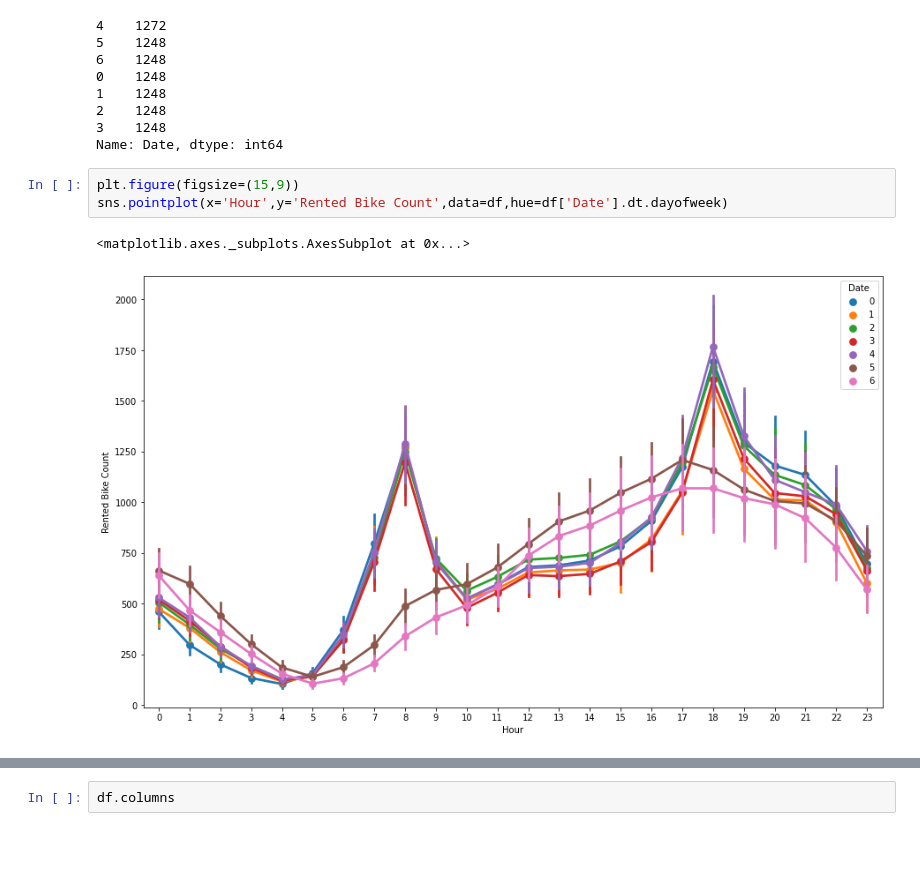
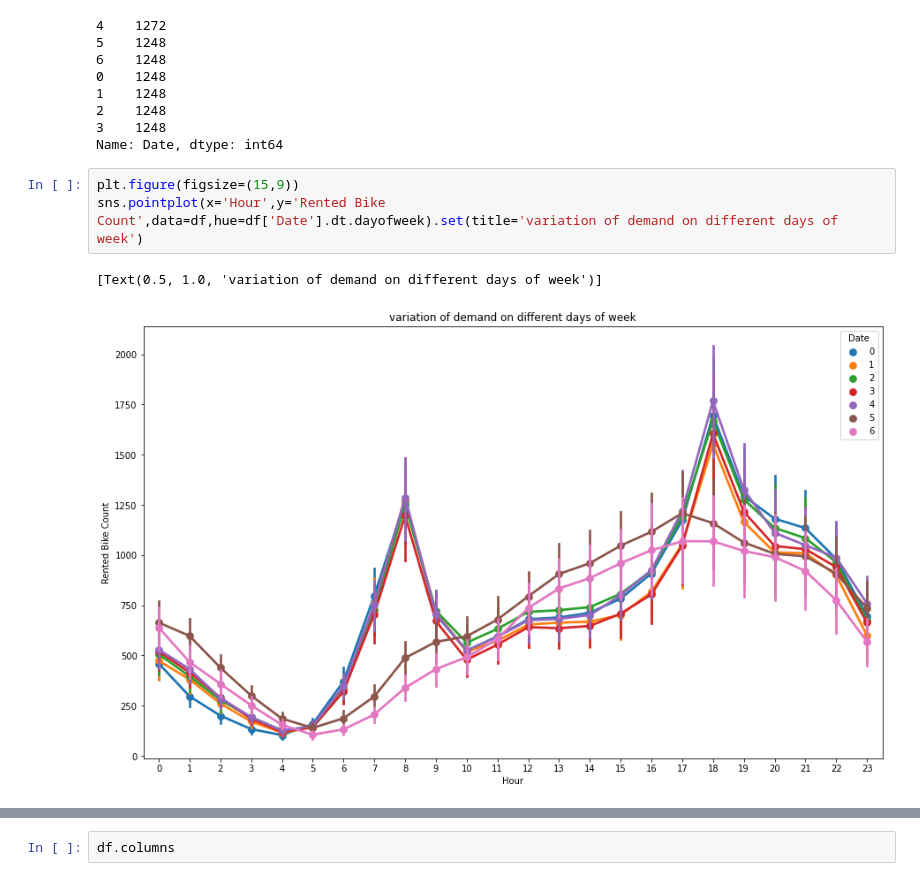
Before and after one commit to dkd99/Seoul-Bike-Sharing-Demand-Prediction, a Jupyter notebook: Bike_Sharing_Demand_Prediction_Capstone_Project.ipynb, the cells around one changed output, grey strips where cells are left out. Drawn from its saved outputs; the diff is of its cells as text; blank space fills up the shorter version.

```diff
--- a/Bike_Sharing_Demand_Prediction_Capstone_Project.ipynb
+++ b/Bike_Sharing_Demand_Prediction_Capstone_Project.ipynb
@@ -241,10 +241,10 @@ df['Date'].dt.dayofweek.value_counts()
 Name: Date, dtype: int64
 # %%
 plt.figure(figsize=(15,9))
-sns.pointplot(x='Hour',y='Rented Bike Count',data=df,hue=df['Date'].dt.dayofweek)
+sns.pointplot(x='Hour',y='Rented Bike Count',data=df,hue=df['Date'].dt.dayofweek).set(title='variation of demand on different days of week')
 # %% [output]
-<matplotlib.axes._subplots.AxesSubplot at 0x...>
+[Text(0.5, 1.0, 'variation of demand on different days of week')]
-[figure, old version]
+[figure, new version]
 # %%
 sns.pointplot(x='Hour',y='Rented Bike Count',data=df,hue='Holiday').set(title='avg rented bikes on holidays vs no holidays')
 # %% [output]
```
Also changed, not shown: parts of 53 cells of this notebook.
